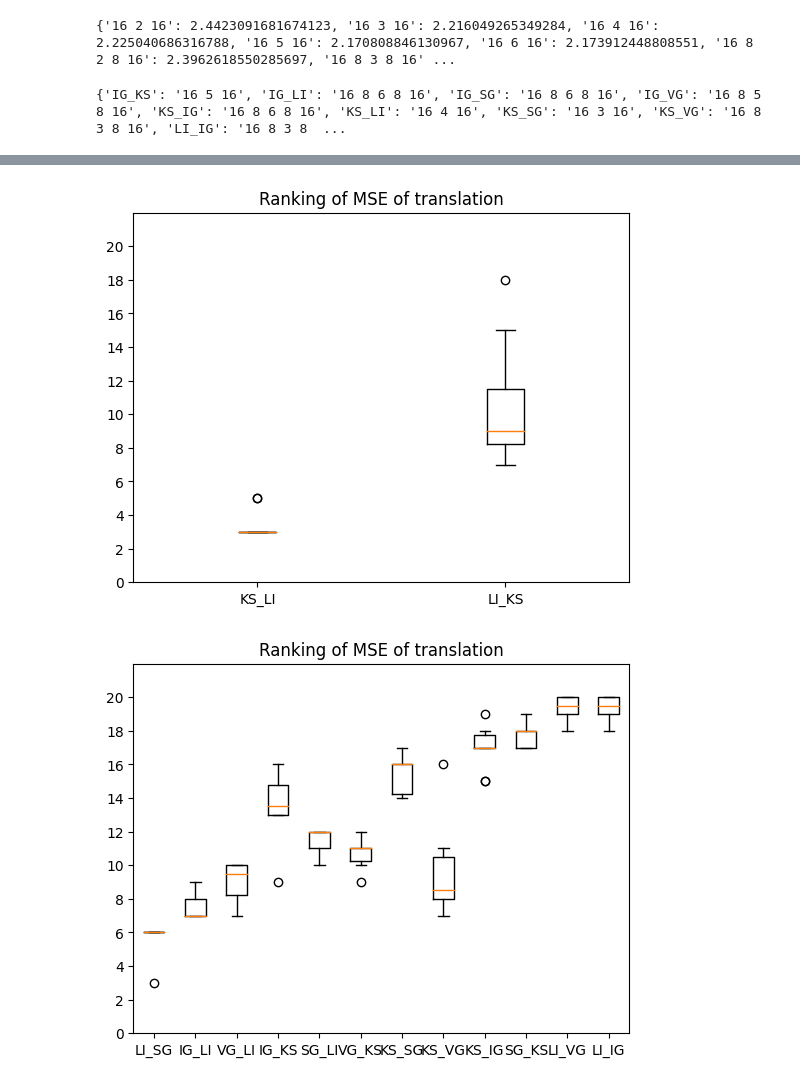
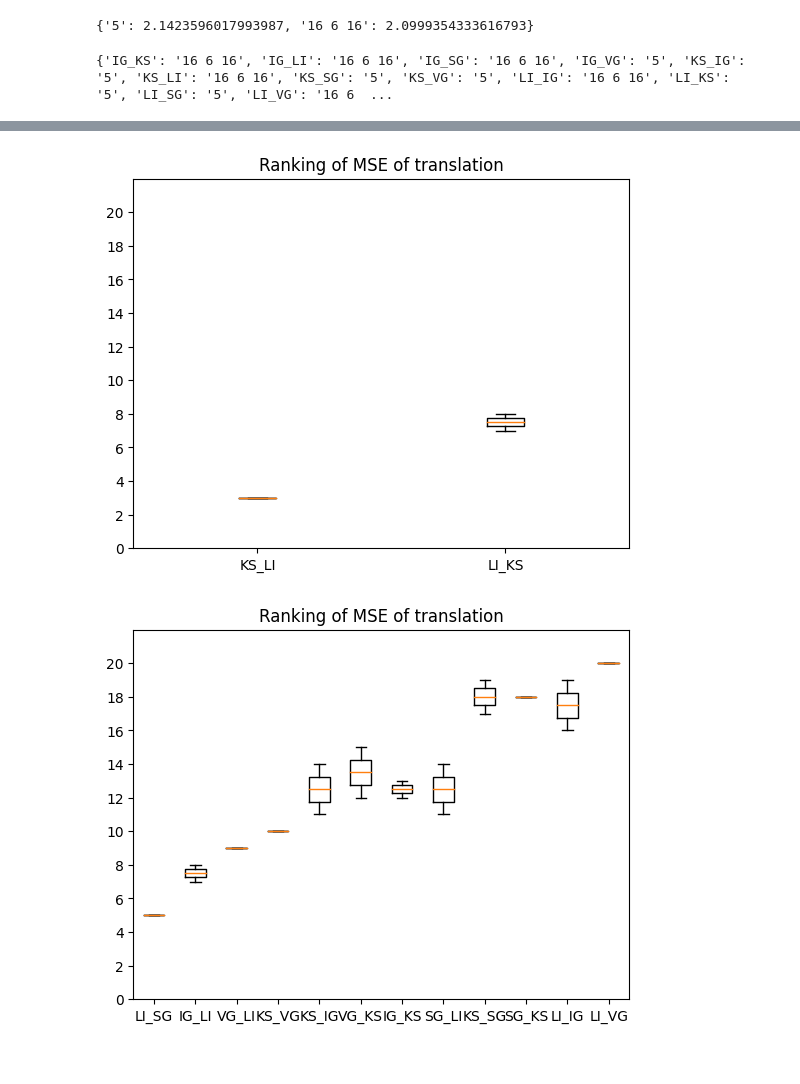
Before and after one commit to ekunigk/BA_Disagreement_Problem, a Jupyter notebook: autoencoder_test.ipynb, the cells around one changed output, grey strips where cells are left out. Cells and saved outputs as stored; diff of their text form; code cells hidden in the pictures.

```diff
--- a/autoencoder_test.ipynb
+++ b/autoencoder_test.ipynb
@@ -24,11 +36,16 @@ lol1b = {'2' : [[57, 2], [2, 57]], '3' : [[57, 3], [3, 57]], '4' : [[57, 4], [4,
          '16 2 16': [[57, 16, 2], [2, 16, 57]], '16 3 16': [[57, 16, 3], [3, 16, 57]], '16 4 16': [[57, 16, 4], [4, 16, 57]], '16 5 16': [[57, 16, 5], [5, 16, 57]], '16 6 16': [[57, 16, 6], [6, 16, 57]]}
 
 lol2b = {'16 8 2 8 16': [[57, 16, 8, 2], [2, 8, 16, 57]], '16 8 3 8 16': [[57, 16, 8, 3], [3, 8, 16, 57]], '16 8 4 8 16': [[57, 16, 8, 4], [4, 8, 16, 57]], '16 8 5 8 16': [[57, 16, 8, 5], [5, 8, 16, 57]], '16 8 6 8 16': [[57, 16, 8, 6], [6, 8, 16, 57]]}
+
+lol3b = {'16 2 16': [[57, 16, 2], [2, 16, 57]], '16 3 16': [[57, 16, 3], [3, 16, 57]], '16 4 16': [[57, 16, 4], [4, 16, 57]], '16 5 16': [[57, 16, 5], [5, 16, 57]], '16 6 16': [[57, 16, 6], [6, 16, 57]]}
+
+lol4 = {'5': [[9, 5], [5, 9]], '16 6 16': [[9, 16, 6], [6, 16, 9]]}
 # %%
-# mse1 = test_ae_architectures(dc_bw, lol_1)
-mse2 = test_ae_architectures(dc_bw, lol_2)
+mse1 = test_ae_architectures(dc_bw, lol4)
+# mse2 = test_ae_architectures(dc_bw, lol_2)
 # mse3 = test_ae_architectures(dc_bw, lol_3)
 # mse4 = test_ae_architectures(dc_bw, lol_4)
 # mse5 = test_ae_architectures(dc_bw, lol_5)
 # mse1b = test_ae_architectures(dc_sb, lol1b)
 # mse2b = test_ae_architectures(dc_sb, lol2b)
+# mse3b = test_ae_architectures(dc_sb, lol3b)
@@ -43,23 +65,23 @@ visualize_multiple_scores(mse2, ('2', '3', '4', '5', '6', '22', '33', '44', '55'
 # %%
 from evaluation.ranking import sum_mses, find_best_architecture
 # %%
-# print(sum_mses(mse1b))
-print(sum_mses(mse2))
+# print(sum_mses(mse3b))
+print(sum_mses(mse1))
 # print(sum_mses(mse3))
 # print(sum_mses(mse4))
 # print(sum_mses(mse5))
 # %% [output]
-{'16 2 16': 2.4423091681674123, '16 3 16': 2.216049265349284, '16 4 16': 2.225040686316788, '16 5 16': 2.170808846130967, '16 6 16': 2.173912448808551, '16 8 2 8 16': 2.3962618550285697, '16 8 3 8 16' ...
+{'5': 2.1423596017993987, '16 6 16': 2.0999354333616793}
 # %%
-print(find_best_architecture(mse2))
+print(find_best_architecture(mse1))
 # %% [output]
-{'IG_KS': '16 5 16', 'IG_LI': '16 8 6 8 16', 'IG_SG': '16 8 6 8 16', 'IG_VG': '16 8 5 8 16', 'KS_IG': '16 8 6 8 16', 'KS_LI': '16 4 16', 'KS_SG': '16 3 16', 'KS_VG': '16 8 3 8 16', 'LI_IG': '16 8 3 8  ...
+{'IG_KS': '16 6 16', 'IG_LI': '16 6 16', 'IG_SG': '16 6 16', 'IG_VG': '5', 'KS_IG': '5', 'KS_LI': '16 6 16', 'KS_SG': '5', 'KS_VG': '5', 'LI_IG': '16 6 16', 'LI_KS': '5', 'LI_SG': '5', 'LI_VG': '16 6  ...
 # %%
 from visualization.translator_fig import show_rankings_bp
 # %%
 from evaluation.ranking import merge_rankings, separate_concepts
 # %%
-ranking_dict = merge_rankings(mse2)
+ranking_dict = merge_rankings(mse1)
 grad_dict, perturb_dict, mixed_dict = separate_concepts(ranking_dict)
 show_rankings_bp(grad_dict)
 show_rankings_bp(perturb_dict)
@@ -69,2 +91,2 @@ show_rankings_bp(mixed_dict)
-[figure, old version]
+[figure, new version]
-[figure, old version]
+[figure, new version]
```
Also changed, not shown: parts of 8 cells of this notebook, 6 other files.
